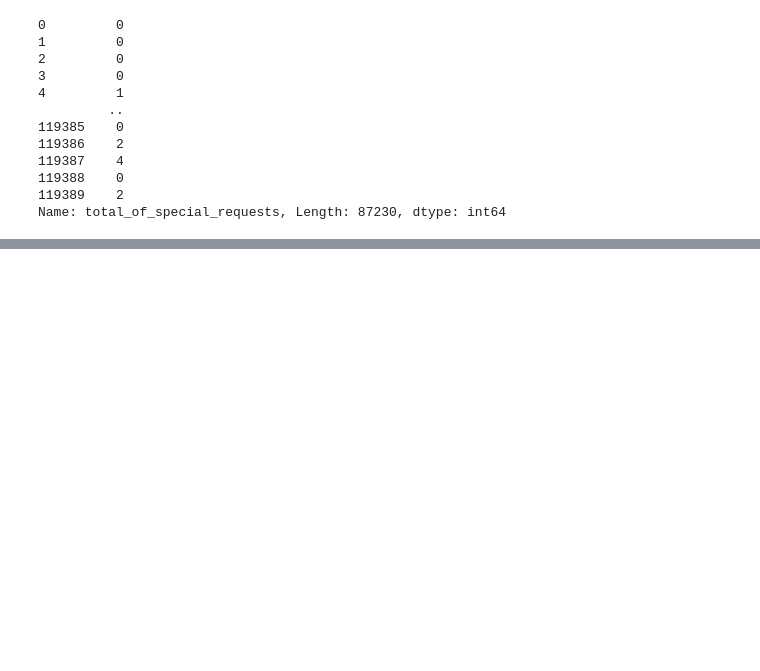
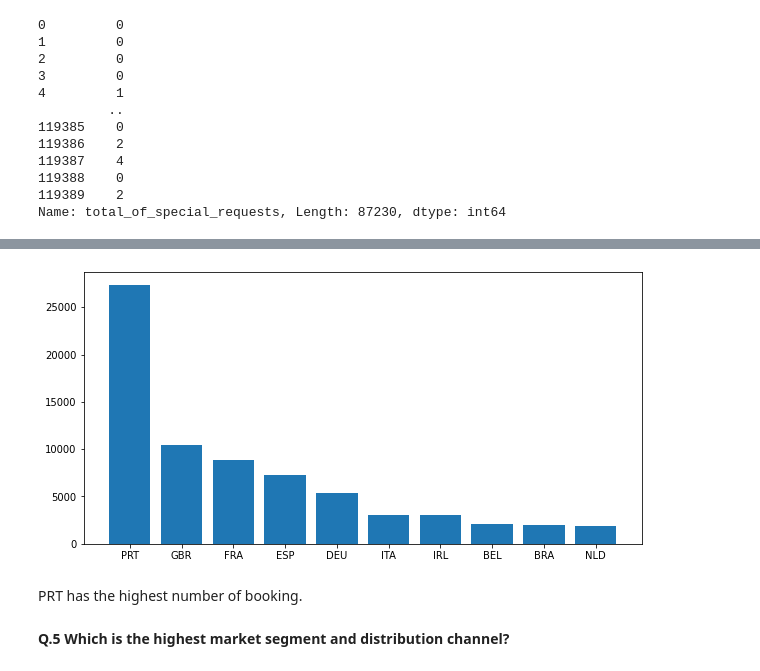
Before and after one commit to ANUJGAUR/Hotel-booking-analysis-project, a Jupyter notebook: Hotel_Booking_Analysis_Capstone_Project.ipynb, the cells around one changed output, grey strips where cells are left out. Drawn from its saved outputs; the diff is of its cells as text; code cells hidden in the pictures; blank space fills up the shorter version.

```diff
--- a/Hotel_Booking_Analysis_Capstone_Project.ipynb
+++ b/Hotel_Booking_Analysis_Capstone_Project.ipynb
@@ -278,0 +332,10 @@ Name: total_of_special_requests, Length: 87230, dtype: int64
+# %%
+plt.figure(figsize=(10,5))
+plt.bar(count_greater_then_1000['country'],count_greater_then_1000['counts'])
+plt.show()
+# %% [output]
+[figure, added]
+# %% [markdown]
+PRT has the highest number of booking.
+# %% [markdown]
+**Q.5 Which is the highest market segment and distribution channel?**
```
Also changed, not shown: parts of 53 cells of this notebook.
